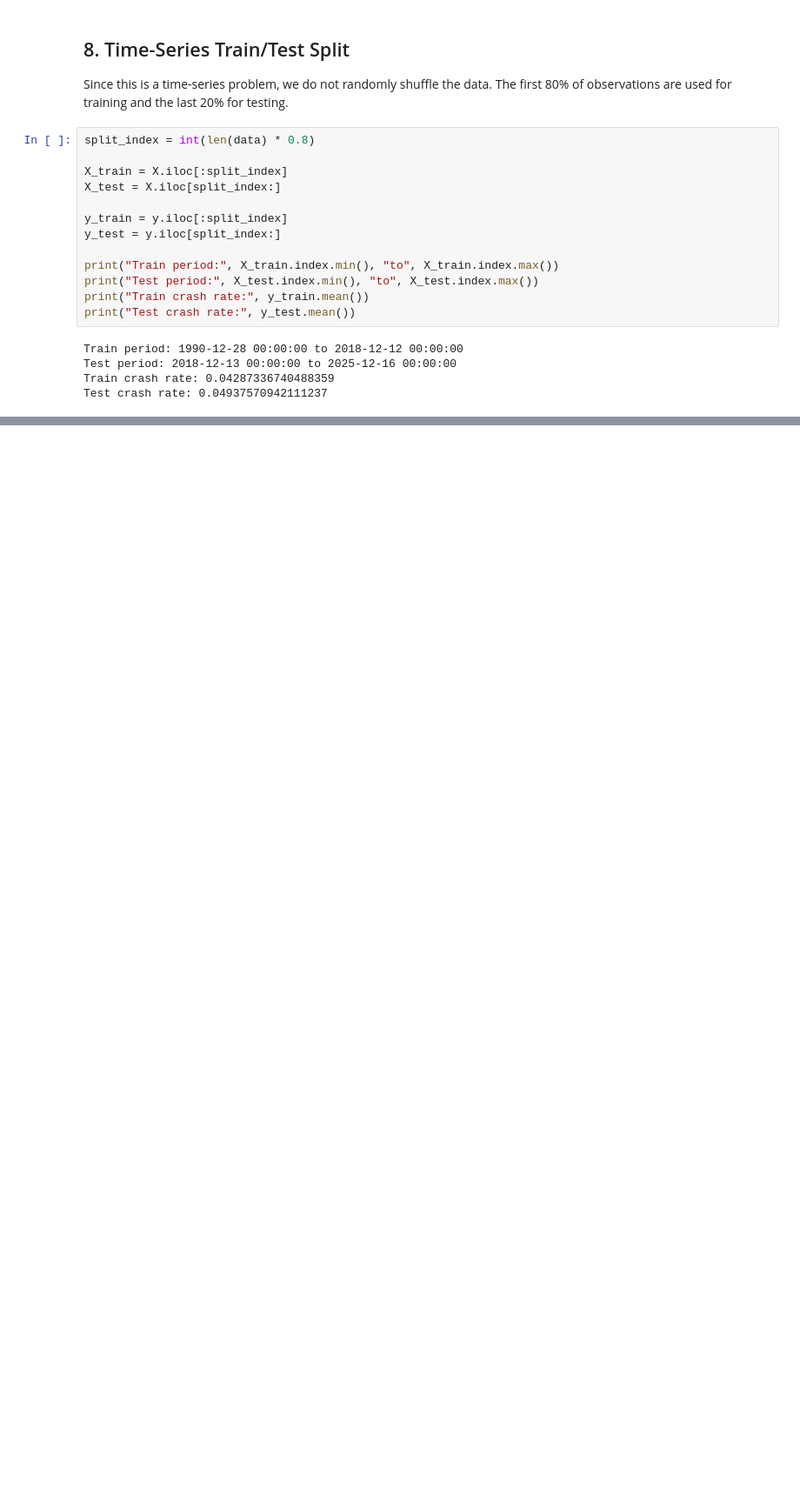
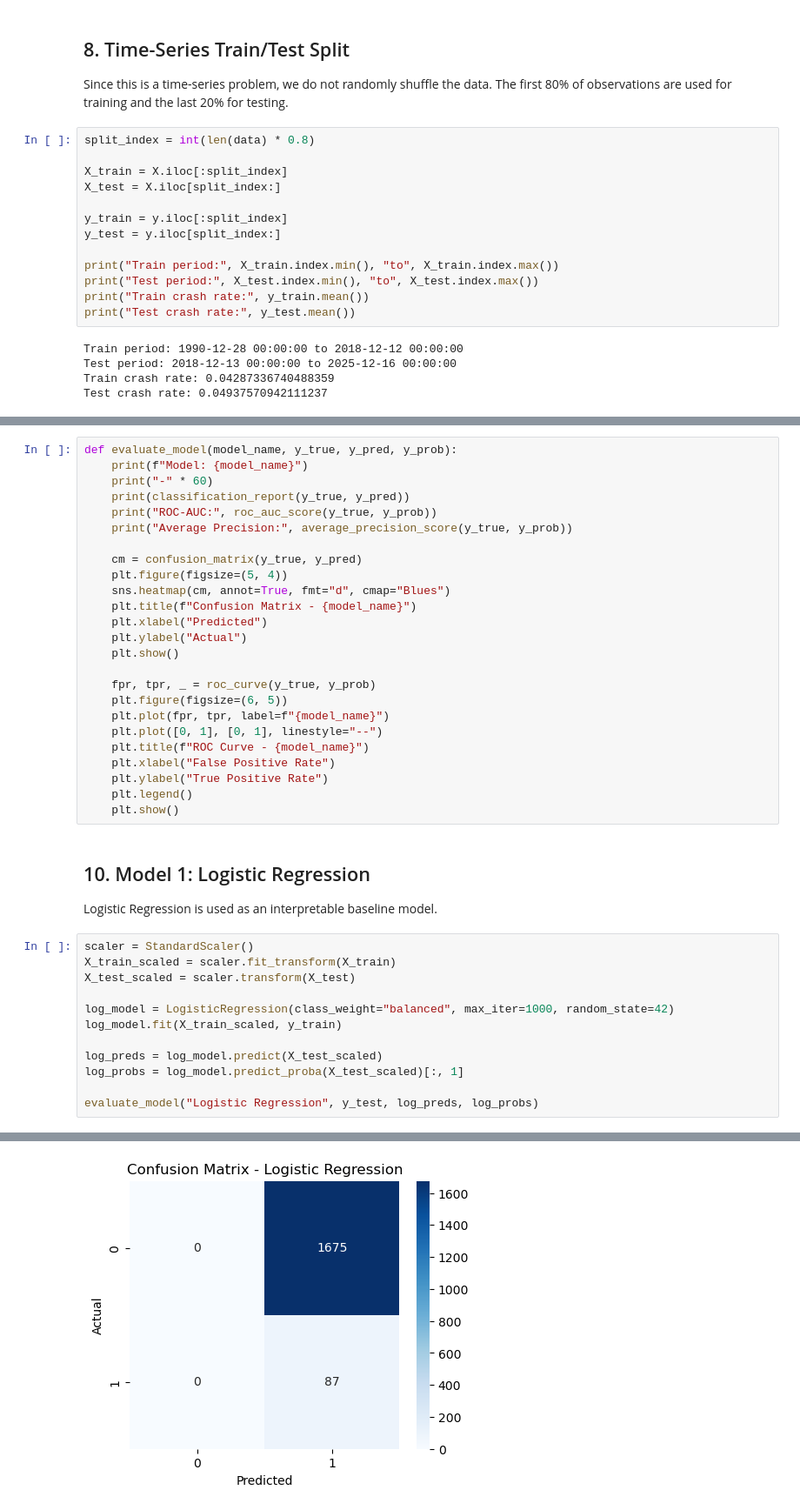
Before and after one commit to mtodoroff/MachineLearning, a Jupyter notebook: crash_prediction_sp500_vix.ipynb, the cells around one changed output, grey strips where cells are left out. Shown at 87% size. Saved outputs shown, nothing was run; the diff lists cells and outputs as text; blank space fills up the shorter version.

Commit message:
Add models charts

```diff
--- a/crash_prediction_sp500_vix.ipynb
+++ b/crash_prediction_sp500_vix.ipynb
@@ -316,0 +319,42 @@ Test crash rate: 0.04937570942111237
+# %%
+def evaluate_model(model_name, y_true, y_pred, y_prob):
+    print(f"Model: {model_name}")
+    print("-" * 60)
+    print(classification_report(y_true, y_pred))
+    print("ROC-AUC:", roc_auc_score(y_true, y_prob))
+    print("Average Precision:", average_precision_score(y_true, y_prob))
+
+    cm = confusion_matrix(y_true, y_pred)
+    plt.figure(figsize=(5, 4))
+    sns.heatmap(cm, annot=True, fmt="d", cmap="Blues")
+    plt.title(f"Confusion Matrix - {model_name}")
+    plt.xlabel("Predicted")
+    plt.ylabel("Actual")
+    plt.show()
+
+    fpr, tpr, _ = roc_curve(y_true, y_prob)
+    plt.figure(figsize=(6, 5))
+    plt.plot(fpr, tpr, label=f"{model_name}")
+    plt.plot([0, 1], [0, 1], linestyle="--")
+    plt.title(f"ROC Curve - {model_name}")
+    plt.xlabel("False Positive Rate")
+    plt.ylabel("True Positive Rate")
+    plt.legend()
+    plt.show()
+# %% [markdown]
+## 10. Model 1: Logistic Regression
+
+Logistic Regression is used as an interpretable baseline model.
+# %%
+scaler = StandardScaler()
+X_train_scaled = scaler.fit_transform(X_train)
+X_test_scaled = scaler.transform(X_test)
+
+log_model = LogisticRegression(class_weight="balanced", max_iter=1000, random_state=42)
+log_model.fit(X_train_scaled, y_train)
+
+log_preds = log_model.predict(X_test_scaled)
+log_probs = log_model.predict_proba(X_test_scaled)[:, 1]
+
+evaluate_model("Logistic Regression", y_test, log_preds, log_probs)
+# %% [output]
@@ -316,0 +374 @@ Test crash rate: 0.04937570942111237
+[figure, added]
```
Also changed, not shown: parts of 8 cells of this notebook.
